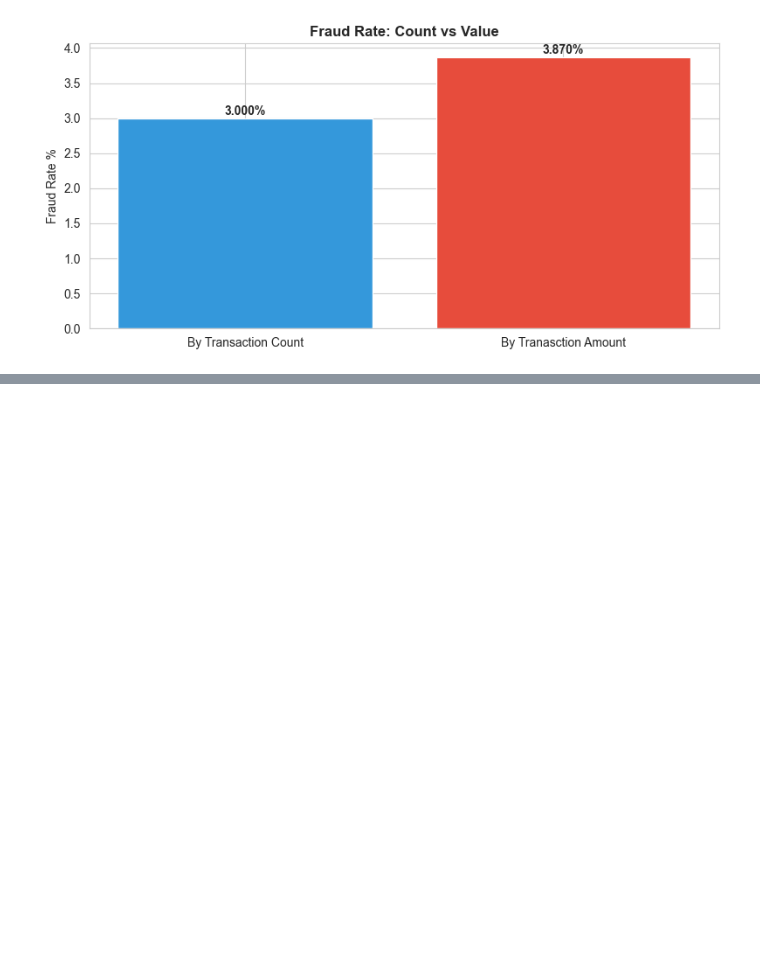
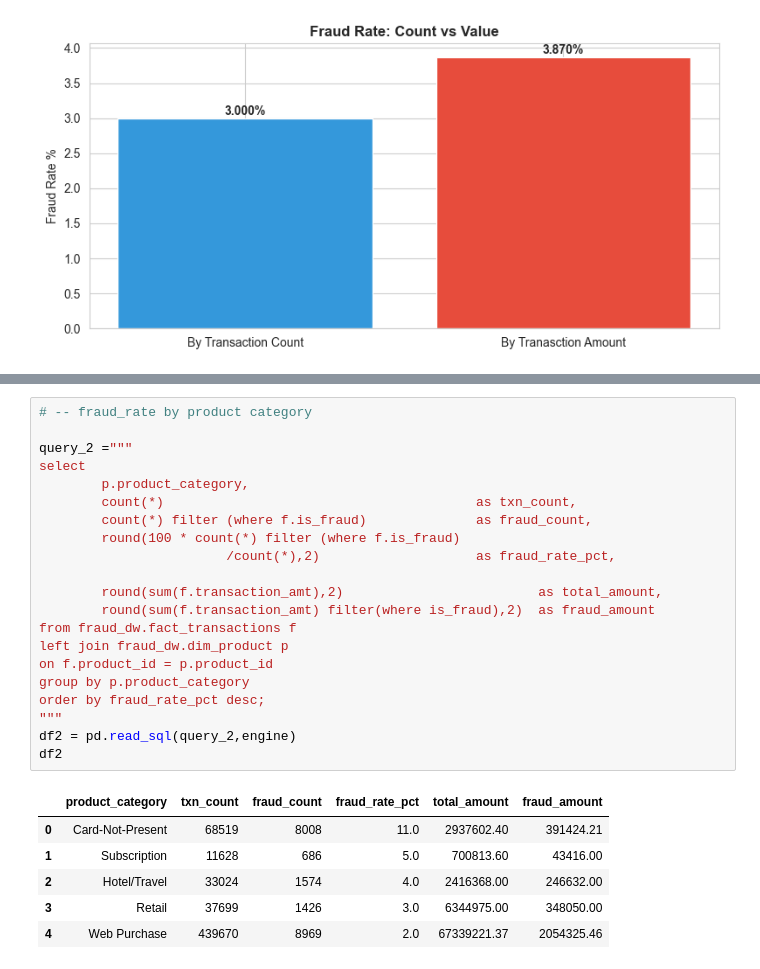
Before and after one commit to ShenbagaArunK/Credit-card-risk-analytics-sql-python, a Jupyter notebook: notebooks/02_phase1_fraud_landscape.ipynb, the cells around one changed output, grey strips where cells are left out. Cells and saved outputs as stored; diff of their text form; blank space fills up the shorter version.

```diff
--- a/notebooks/02_phase1_fraud_landscape.ipynb
+++ b/notebooks/02_phase1_fraud_landscape.ipynb
@@ -101,0 +105,28 @@ plt.show()
+# %%
+# -- fraud_rate by product category
+
+query_2 ="""
+select
+		p.product_category,
+		count(*) 										as txn_count,
+		count(*) filter (where f.is_fraud)				as fraud_count,
+		round(100 * count(*) filter (where f.is_fraud)
+						/count(*),2)					as fraud_rate_pct,
+
+		round(sum(f.transaction_amt),2)							as total_amount,
+		round(sum(f.transaction_amt) filter(where is_fraud),2)	as fraud_amount
+from fraud_dw.fact_transactions f
+left join fraud_dw.dim_product p
+on f.product_id = p.product_id
+group by p.product_category
+order by fraud_rate_pct desc;
+"""
+df2 = pd.read_sql(query_2,engine)
+df2
+# %% [output]
+|  | product_category | txn_count | fraud_count | fraud_rate_pct | total_amount | fraud_amount |
+| 0 | Card-Not-Present | 68519 | 8008 | 11.0 | 2937602.40 | 391424.21 |
+| 1 | Subscription | 11628 | 686 | 5.0 | 700813.60 | 43416.00 |
+| 2 | Hotel/Travel | 33024 | 1574 | 4.0 | 2416368.00 | 246632.00 |
+| 3 | Retail | 37699 | 1426 | 3.0 | 6344975.00 | 348050.00 |
+| 4 | Web Purchase | 439670 | 8969 | 2.0 | 67339221.37 | 2054325.46 |
```
Also changed, not shown: parts of 4 cells of this notebook, 1 other file.
